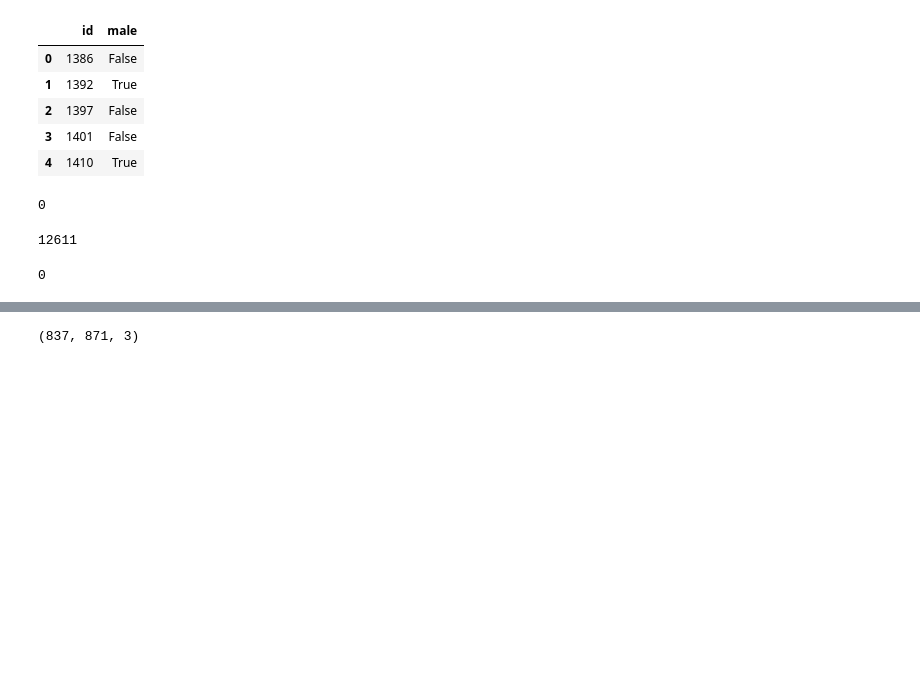
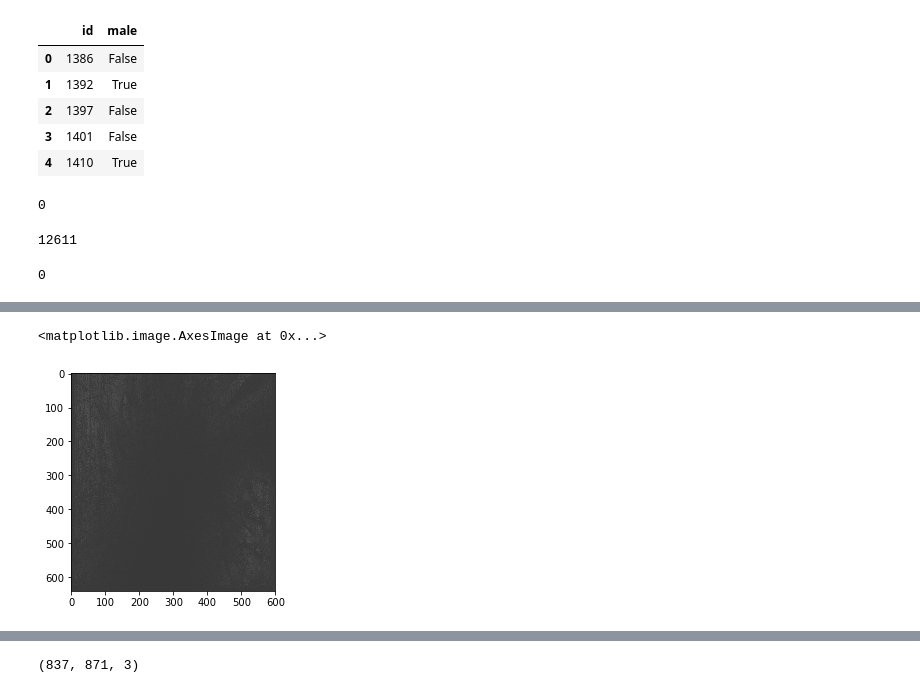
Before and after one commit to alxndrkalinin/boneage, a Jupyter notebook: notebooks/eda.ipynb, the cells around one changed output, grey strips where cells are left out. Drawn from its saved outputs; the diff is of its cells as text; code cells hidden in the pictures; blank space fills up the shorter version.

```diff
--- a/notebooks/eda.ipynb
+++ b/notebooks/eda.ipynb
@@ -133 +172,8 @@ KeyboardInterrupt:
+# %%
+res_avg_img = avg_img[210:,:]
+plt.figure()
+plt.imshow(res_avg_img)
+# %% [output]
+<matplotlib.image.AxesImage at 0x...>
+[figure, added]
 # %%
```
Also changed, not shown: parts of 12 cells of this notebook.
